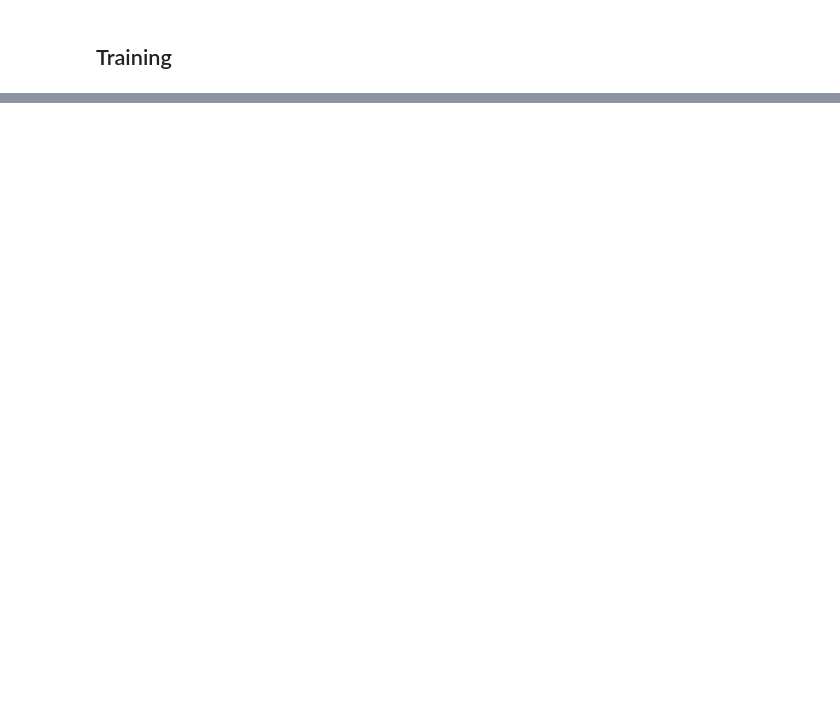
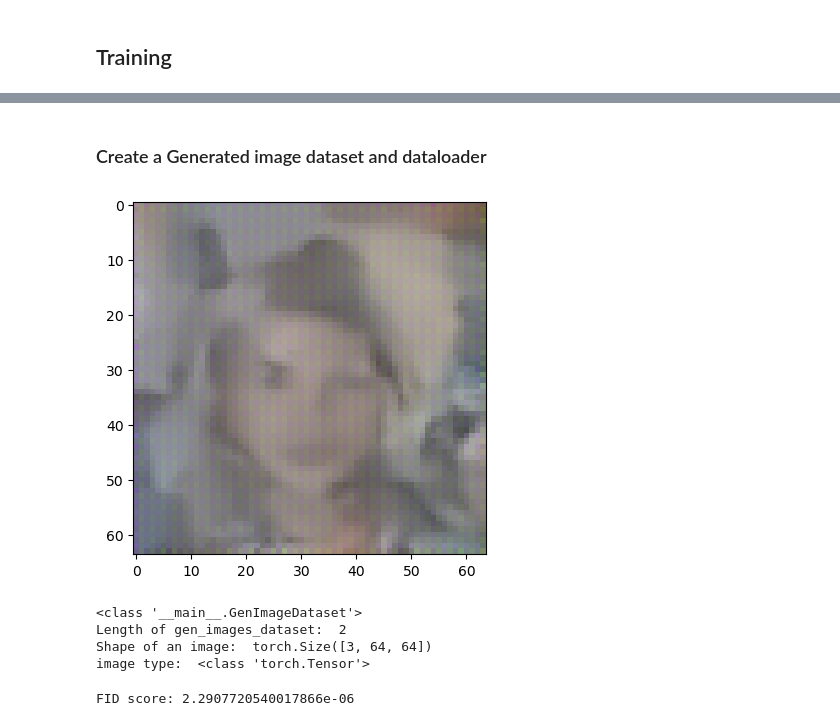
Before and after one commit to YasiiKB/gen_AI_assign3, a Jupyter notebook: diffusion_model.ipynb, the cells around one changed output, grey strips where cells are left out. Saved outputs shown, nothing was run; the diff lists cells and outputs as text; code cells hidden in the pictures; blank space fills up the shorter version.

```diff
--- a/diffusion_model.ipynb
+++ b/diffusion_model.ipynb
@@ -450,0 +448,2 @@ print(val_loss)
+# %% [markdown]
+### Create a Generated image dataset and dataloader
@@ -450,0 +491,18 @@ print(val_loss)
+# %%
+# Load the best model
+model.load_state_dict(torch.load("best_model.pth", map_location=torch.device('cpu')))
+
+# Generate images
+gen_images_dataset = gen_images(epoch=100, step=100, batch_size=2)
+# %% [output]
+[figure, added]
+# %%
+print(type(gen_images_dataset))
+print("Length of gen_images_dataset: ", len(gen_images_dataset))
+print("Shape of an image: ", gen_images_dataset[0].shape)
+print("image type: ", type(gen_images_dataset[0]))
+# %% [output]
+<class '__main__.GenImageDataset'>
+Length of gen_images_dataset:  2
+Shape of an image:  torch.Size([3, 64, 64])
+image type:  <class 'torch.Tensor'>
@@ -450,0 +526,49 @@ print(val_loss)
+# %%
+from torchvision.models import inception_v3
+from scipy import linalg
+
+
+def get_inception_features(dataloader, model, device='cpu'):
+    model.eval()
+    features = []
+
+    with torch.no_grad():
+        for imgs in dataloader:
+            imgs = imgs.to(device)
+            feature = model(imgs)[0].unsqueeze(1)
+            # # Use global average pooling to convert the feature map to a vector
+            # feature = torch.nn.functional.adaptive_avg_pool2d(feature, (1, 1))
+            features.append(feature.cpu().numpy().reshape(imgs.size(0), -1))
+
+    features = np.concatenate(features, axis=0)
+    return features
+
+def calculate_fid(real_features, fake_features):
+    # Calculate mean and covariance statistics
+    mu1, sigma1 = real_features.mean(axis=0), np.cov(real_features, rowvar=False)
+    mu2, sigma2 = fake_features.mean(axis=0), np.cov(fake_features, rowvar=False)
+    # Adding a small value to the diagonal for numerical stability
+    epsilon = 1e-6
+    sigma1 += np.eye(sigma1.shape[0]) * epsilon
+    sigma2 += np.eye(sigma2.shape[0]) * epsilon
+    # Calculate FID
+    ssdiff = np.sum((mu1 - mu2) ** 2.0)
+    covmean = linalg.sqrtm(sigma1.dot(sigma2), disp=False)[0]
+    if np.iscomplexobj(covmean):
+        covmean = covmean.real
+    fid = ssdiff + np.trace(sigma1 + sigma2 - 2.0 * covmean)
+    return fid
+
+# Load pretrained Inception model
+inception_model = inception_v3(pretrained=True).to(device)
+inception_model.fc = torch.nn.Identity()  # Modify the model to return features before the final FC layer
+
+# Extract features
+fake_features = get_inception_features(gen_transformed_dataloader, inception_model, device=device)
+real_features = get_inception_features(test_transformed_dataloader, inception_model, device=device)
+
+# Calculate FID
+fid_score = calculate_fid(real_features, fake_features)
+print(f'FID score: {fid_score}')
+# %% [output]
+FID score: 2.2907720540017866e-06
```
Also changed, not shown: parts of 11 cells of this notebook, 1 other file.
